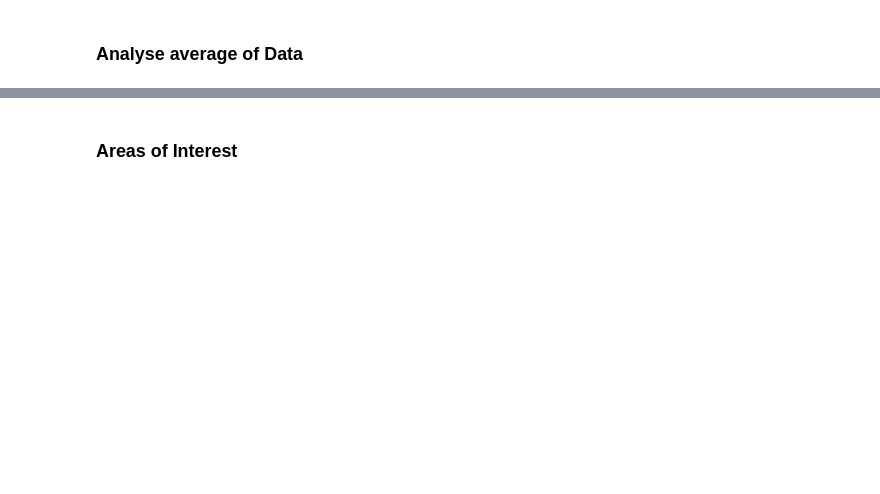
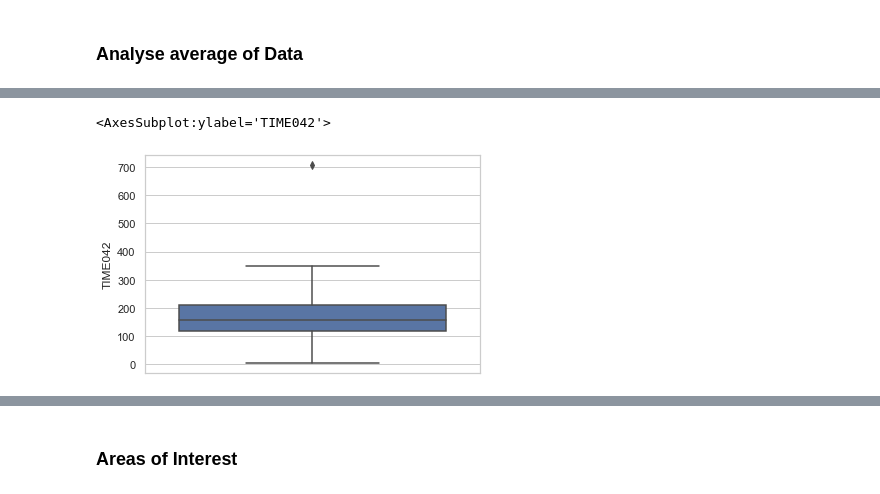
Before and after one commit to brains-on-code/REyeker, a Jupyter notebook: REyeker-DataAnalyses-Python/DataAnalysis-Pipeline.ipynb, the cells around one changed output, grey strips where cells are left out. Cells and saved outputs as stored; diff of their text form; code cells hidden in the pictures; blank space fills up the shorter version.

```diff
--- a/REyeker-DataAnalyses-Python/DataAnalysis-Pipeline.ipynb
+++ b/REyeker-DataAnalyses-Python/DataAnalysis-Pipeline.ipynb
@@ -387,0 +370,6 @@ for idx, dataframe in enumerate(dataframes_without_outliers_wrong):
+# %%
+#concat dataframes here
+sns.boxplot(y="TIME042",data=dataframes[0])
+# %% [output]
+<AxesSubplot:ylabel='TIME042'>
+[figure, added]
```
Also changed, not shown: parts of 13 cells of this notebook.
